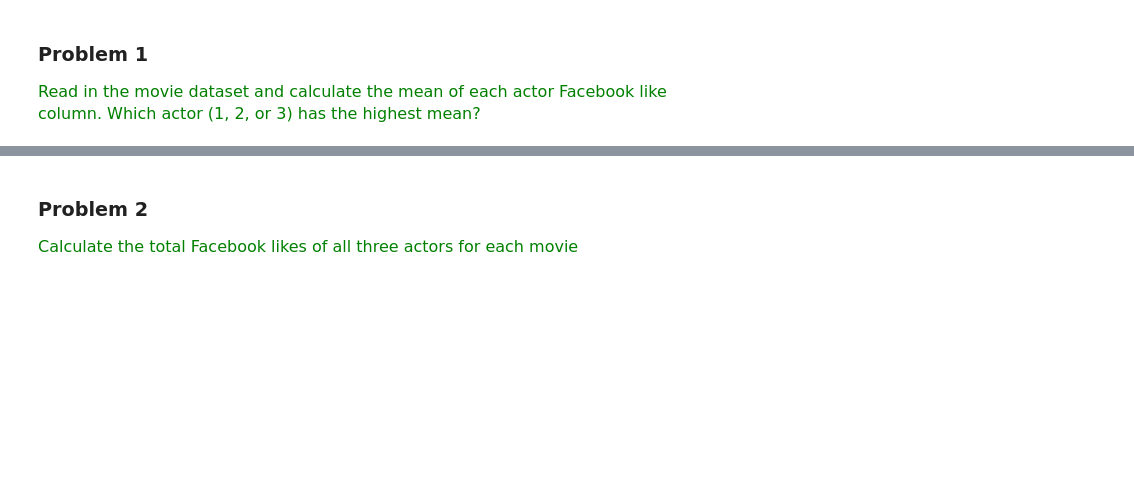
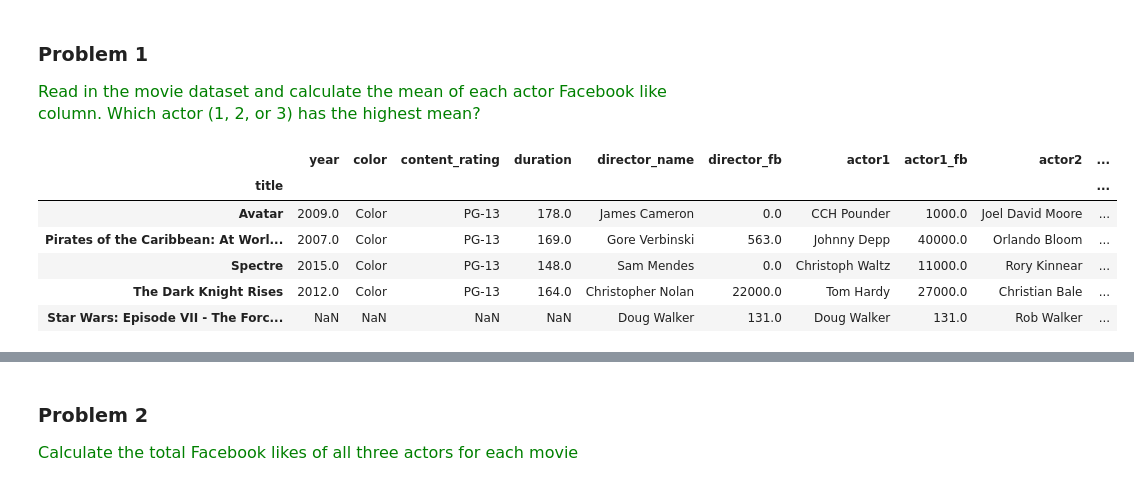
Before and after one commit to estefaniaakers/dunder-data, a Jupyter notebook: dunder-data-bootcamp/02. Essential Commands/06. DataFrame Descriptive Statistic Methods.ipynb, the cells around one changed output, grey strips where cells are left out. Saved outputs shown, nothing was run; the diff lists cells and outputs as text; code cells hidden in the pictures; blank space fills up the shorter version.

Commit message:
Bootcamp Day 2: Chapter 2: Essential Commands - 06. DataFrame Descriptive Statistic Methods

```diff
--- a/dunder-data-bootcamp/02. Essential Commands/06. DataFrame Descriptive Statistic Methods.ipynb
+++ b/dunder-data-bootcamp/02. Essential Commands/06. DataFrame Descriptive Statistic Methods.ipynb
@@ -150,3 +315,15 @@ movie = pd.read_csv('../data/movie.csv', index_col='title')
 # %% [markdown]
 ### Problem 1
 <span  style="color:green; font-size:16px">Read in the movie dataset and calculate the mean of each actor Facebook like column. Which actor (1, 2, or 3) has the highest mean?</span>
+# %%
+import pandas as pd
+movie = pd.read_csv('../data/movie.csv', index_col='title')
+movie.head()
+# %% [output]
+|  | year | color | content_rating | duration | director_name | director_fb | actor1 | actor1_fb | actor2 | ... |
+| title |  |  |  |  |  |  |  |  |  | ... |
+| Avatar | 2009.0 | Color | PG-13 | 178.0 | James Cameron | 0.0 | CCH Pounder | 1000.0 | Joel David Moore | ... |
+| Pirates of the Caribbean: At Worl... | 2007.0 | Color | PG-13 | 169.0 | Gore Verbinski | 563.0 | Johnny Depp | 40000.0 | Orlando Bloom | ... |
+| Spectre | 2015.0 | Color | PG-13 | 148.0 | Sam Mendes | 0.0 | Christoph Waltz | 11000.0 | Rory Kinnear | ... |
+| The Dark Knight Rises | 2012.0 | Color | PG-13 | 164.0 | Christopher Nolan | 22000.0 | Tom Hardy | 27000.0 | Christian Bale | ... |
+| Star Wars: Episode VII - The Forc... | NaN | NaN | NaN | NaN | Doug Walker | 131.0 | Doug Walker | 131.0 | Rob Walker | ... |
```
Also changed, not shown: parts of 44 cells of this notebook.
